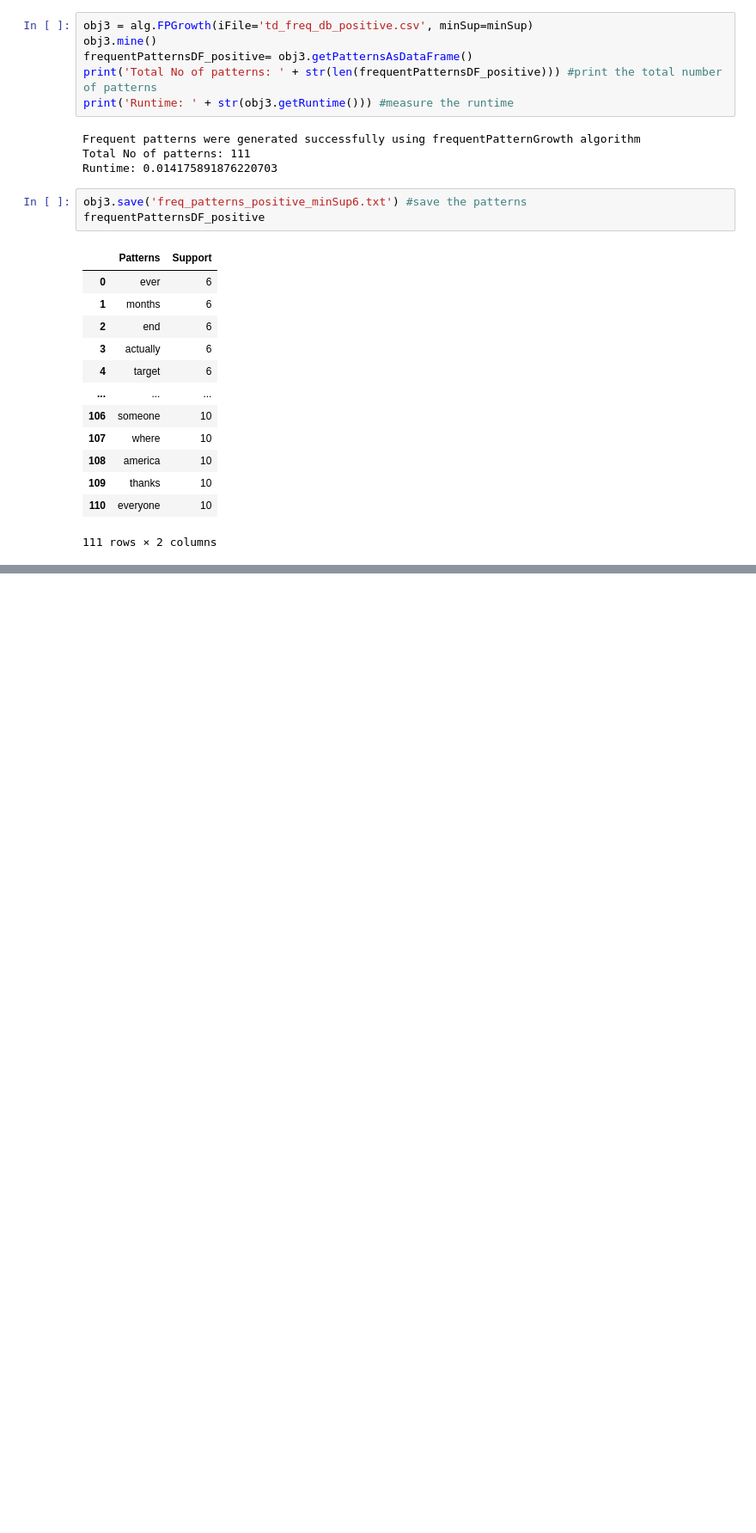
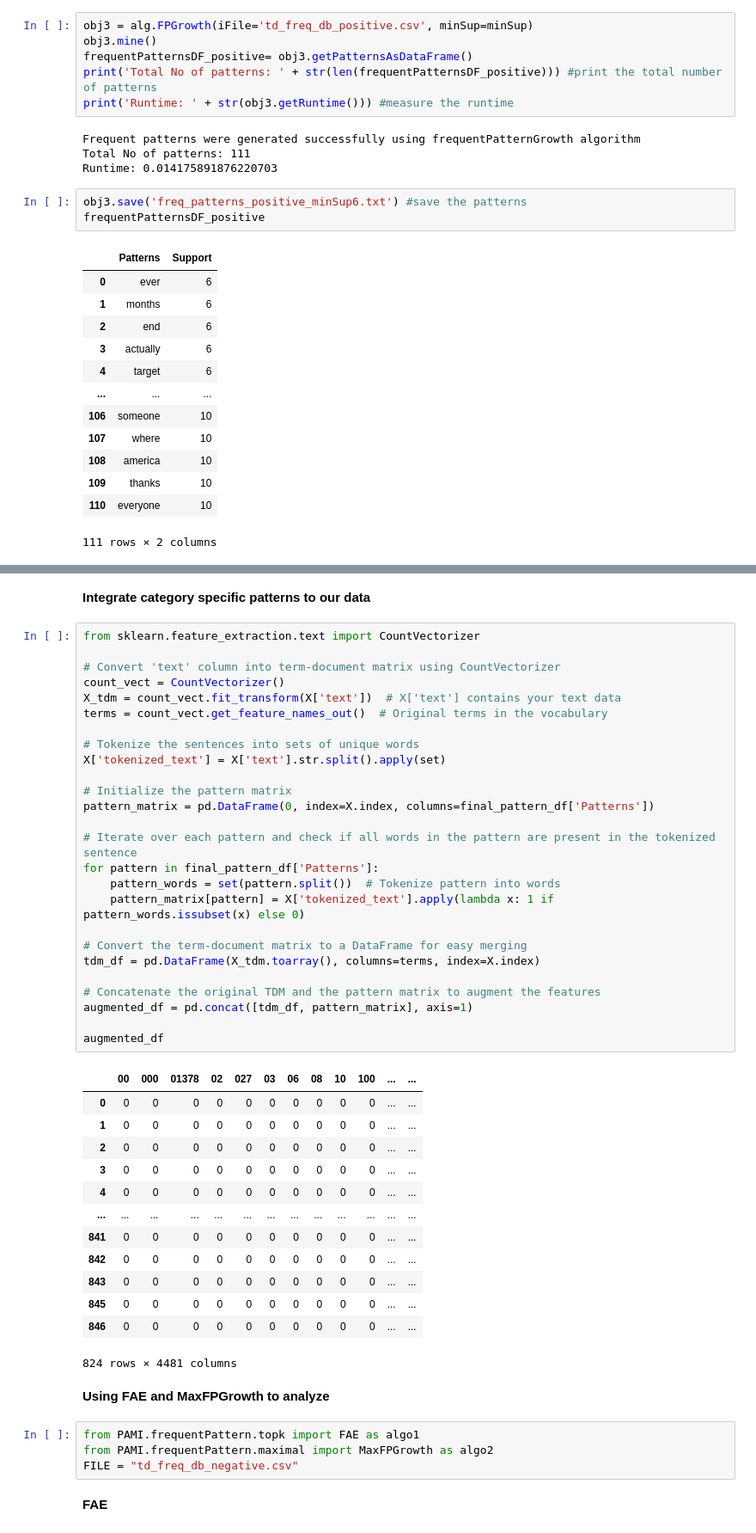
Before and after one commit to chiajungchang2003/DM2025-Lab1-Exercise, a Jupyter notebook: DM2025-Lab1-Homework.ipynb, the cells around one changed output, grey strips where cells are left out. Shown at 86% size. Drawn from its saved outputs; the diff is of its cells as text; blank space fills up the shorter version.

```diff
--- a/DM2025-Lab1-Homework.ipynb
+++ b/DM2025-Lab1-Homework.ipynb
@@ -475,0 +534,50 @@ frequentPatternsDF_positive
+# %% [markdown]
+**Integrate category specific patterns to our data**
+# %%
+from sklearn.feature_extraction.text import CountVectorizer
+
+# Convert 'text' column into term-document matrix using CountVectorizer
+count_vect = CountVectorizer()
+X_tdm = count_vect.fit_transform(X['text'])  # X['text'] contains your text data
+terms = count_vect.get_feature_names_out()  # Original terms in the vocabulary
+
+# Tokenize the sentences into sets of unique words
+X['tokenized_text'] = X['text'].str.split().apply(set)
+
+# Initialize the pattern matrix
+pattern_matrix = pd.DataFrame(0, index=X.index, columns=final_pattern_df['Patterns'])
+
+# Iterate over each pattern and check if all words in the pattern are present in the tokenized sentence
+for pattern in final_pattern_df['Patterns']:
+    pattern_words = set(pattern.split())  # Tokenize pattern into words
+    pattern_matrix[pattern] = X['tokenized_text'].apply(lambda x: 1 if pattern_words.issubset(x) else 0)
+
+# Convert the term-document matrix to a DataFrame for easy merging
+tdm_df = pd.DataFrame(X_tdm.toarray(), columns=terms, index=X.index)
+
+# Concatenate the original TDM and the pattern matrix to augment the features
+augmented_df = pd.concat([tdm_df, pattern_matrix], axis=1)
+
+augmented_df
+# %% [output]
+|  | 00 | 000 | 01378 | 02 | 027 | 03 | 06 | 08 | 10 | 100 | ... | ... |
+| 0 | 0 | 0 | 0 | 0 | 0 | 0 | 0 | 0 | 0 | 0 | ... | ... |
+| 1 | 0 | 0 | 0 | 0 | 0 | 0 | 0 | 0 | 0 | 0 | ... | ... |
+| 2 | 0 | 0 | 0 | 0 | 0 | 0 | 0 | 0 | 0 | 0 | ... | ... |
+| 3 | 0 | 0 | 0 | 0 | 0 | 0 | 0 | 0 | 0 | 0 | ... | ... |
+| 4 | 0 | 0 | 0 | 0 | 0 | 0 | 0 | 0 | 0 | 0 | ... | ... |
+| ... | ... | ... | ... | ... | ... | ... | ... | ... | ... | ... | ... | ... |
+| 841 | 0 | 0 | 0 | 0 | 0 | 0 | 0 | 0 | 0 | 0 | ... | ... |
+| 842 | 0 | 0 | 0 | 0 | 0 | 0 | 0 | 0 | 0 | 0 | ... | ... |
+| 843 | 0 | 0 | 0 | 0 | 0 | 0 | 0 | 0 | 0 | 0 | ... | ... |
+| 845 | 0 | 0 | 0 | 0 | 0 | 0 | 0 | 0 | 0 | 0 | ... | ... |
+| 846 | 0 | 0 | 0 | 0 | 0 | 0 | 0 | 0 | 0 | 0 | ... | ... |
+824 rows × 4481 columns
+# %% [markdown]
+**Using FAE and MaxFPGrowth to analyze**
+# %%
+from PAMI.frequentPattern.topk import FAE as algo1
+from PAMI.frequentPattern.maximal import MaxFPGrowth as algo2
+FILE = "td_freq_db_negative.csv"
+# %% [markdown]
+**FAE**
```
Also changed, not shown: parts of 42 cells of this notebook.
